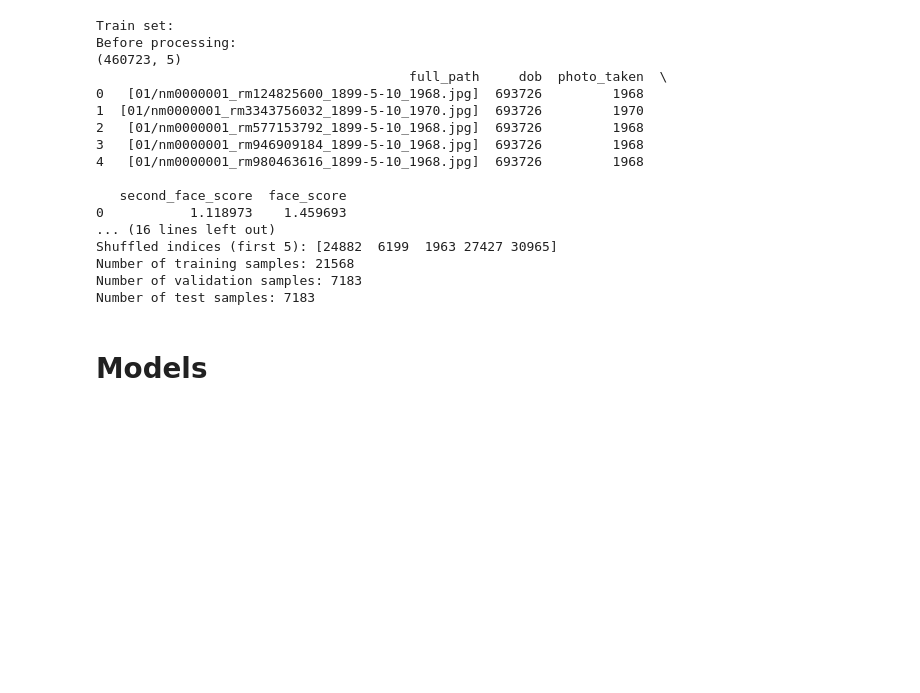
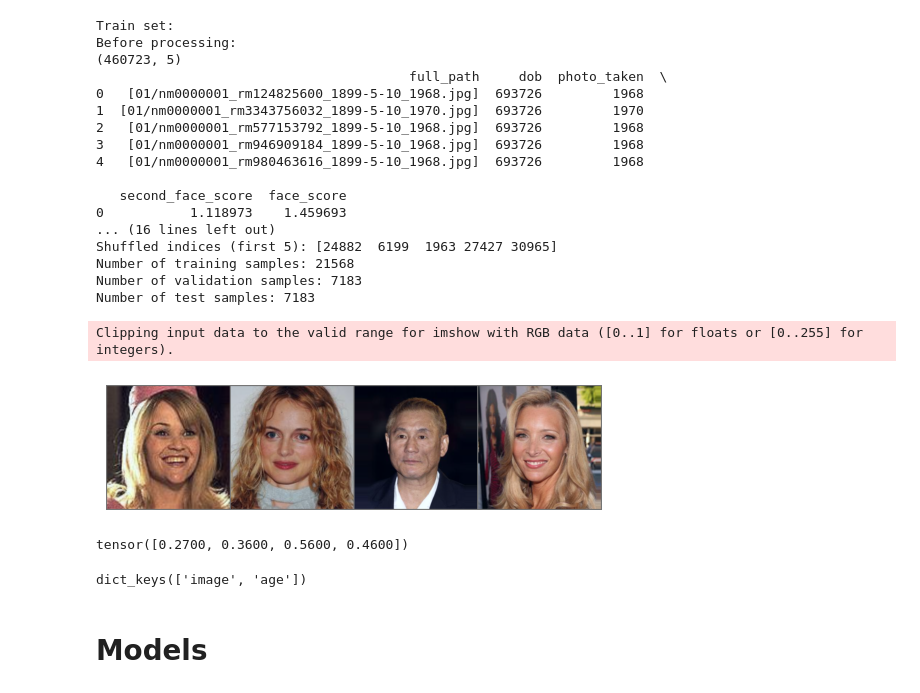
Before and after one commit to arcticronin/assignments_matlab, a Jupyter notebook: lab6/modified.ipynb, the cells around one changed output. Drawn from its saved outputs; the diff is of its cells as text; code cells hidden in the pictures; blank space fills up the shorter version.

```diff
--- a/lab6/modified.ipynb
+++ b/lab6/modified.ipynb
@@ -99,6 +99,19 @@ Shuffled indices (first 5): [24882  6199  1963 27427 30965]
 Number of training samples: 21568
 Number of validation samples: 7183
 Number of test samples: 7183
+# %%
+labels = utils.plot_images_from_loader(trainloader, num_images=4)
+# %% [output]
+Clipping input data to the valid range for imshow with RGB data ([0..1] for floats or [0..255] for integers).
+[figure, added]
+# %%
+labels[:4]
+# %% [output]
+tensor([0.2700, 0.3600, 0.5600, 0.4600])
+# %%
+next(dataiter).keys()
+# %% [output]
+dict_keys(['image', 'age'])
 # %% [markdown]
 # Models
 # %%
```
Also changed, not shown: 4 other files.
